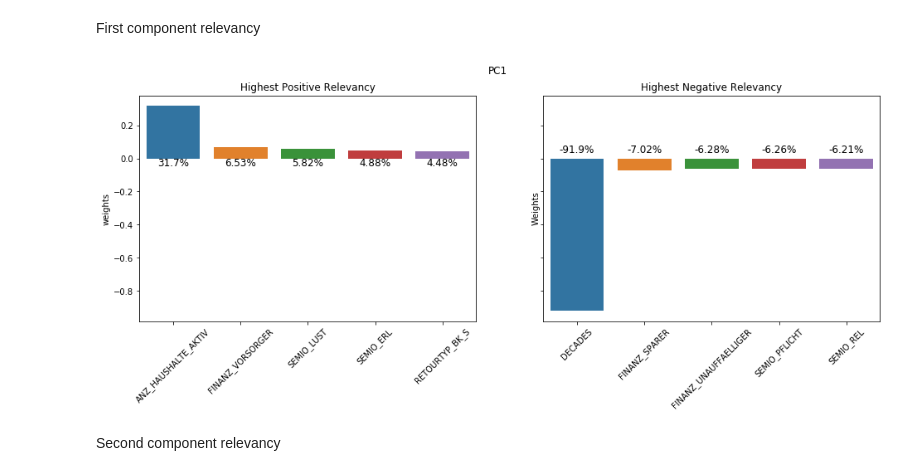
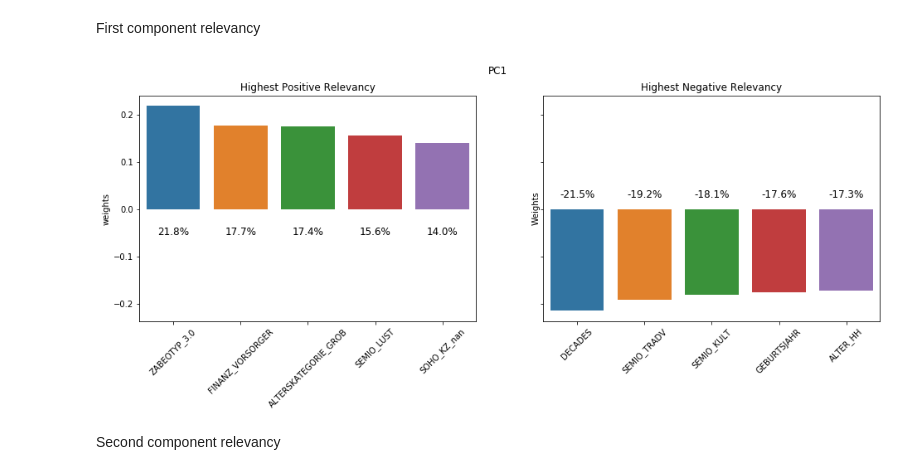
Before and after one commit to chen-bowen/Data_Science_Portfolio, a Jupyter notebook: Project 3 - Identify Customer Segementation/Identify_Customer_Segments.ipynb, the cells around one changed output. Cells and saved outputs as stored; diff of their text form; code cells hidden in the pictures.

```diff
--- a/Project 3 - Identify Customer Segementation/Identify_Customer_Segments.ipynb
+++ b/Project 3 - Identify Customer Segementation/Identify_Customer_Segments.ipynb
@@ -456,3 +495,7 @@ azdias = scalar.fit_transform(azdias_impute)
+# %%
+scalar = StandardScaler()
+scalar_model = scalar.fit(azdias_impute)
+azdias_scaled = pd.DataFrame(scalar_model.transform(azdias_impute), columns = feature_names)
 # %% [markdown]
 ### Discussion 2.1: Apply Feature Scaling
 # %% [markdown]
@@ -473,3 +513,7 @@ azdias_pca = pca.fit_transform(azdias)
+# %%
+pca = PCA()
+pca_model= pca.fit(azdias_scaled)
+azdias_pca = pca_model.transform(azdias_scaled)
 # %% [markdown]
 Plot % variance explained
 # %%
@@ -490,18 +534,21 @@ def variance_plot(pca):
     cumvals = np.cumsum(vals)
     ax.bar(ind[:150], vals[:150])
     ax.plot(ind[:150], cumvals[:150])
-    for i in np.arange(0, 150, 10):
-        ax.annotate(r"%s%%" % ((str(cumvals[i]*100)[:4])), (ind[i] , cumvals[i] + 0.02),
-                    va="bottom", ha="center", fontsize=12)
+    try:
+        for i in np.arange(0, 150, 10):
+            ax.annotate(r"%s%%" % ((str(cumvals[i]*100)[:4])), (ind[i] , cumvals[i] + 0.02),
+                        va="bottom", ha="center", fontsize=12)
 
-    ax.xaxis.set_tick_params(width=0)
-    ax.yaxis.set_tick_params(width=2, length=12)
-    ax.set_xlim([-1, 150])
-    ax.set_xlabel("Principal Component")
-    ax.set_ylabel("Variance Explained (%)")
-    plt.title('Explained Variance Per Principal Component')
+        ax.xaxis.set_tick_params(width=0)
+        ax.yaxis.set_tick_params(width=2, length=12)
+        ax.set_xlim([-1, 150])
+        ax.set_xlabel("Principal Component")
+        ax.set_ylabel("Variance Explained (%)")
+        plt.title('Explained Variance Per Principal Component')
+    except:
+        pass
 
-    fit_components = np.argmax(cumvals > 0.95)
+    fit_components = np.argmax(cumvals > 0.85)
     return fit_components
 # %%
 fit_components = variance_plot(pca)
@@ -515,3 +559,7 @@ azdias_pca = pca.fit_transform(azdias_impute)
+# %%
+pca = PCA(fit_components)
+pca_model= pca.fit(azdias_scaled)
+azdias_pca = pca_model.transform(azdias_scaled)
 # %% [markdown]
 ### Discussion 2.2: Perform Dimensionality Reduction
 # %% [markdown]
@@ -564,10 +612,10 @@ def visualizeRelevancy(head_df, tail_df, PC_number):
 # %% [markdown]
 First component relevancy
 # %%
-c1_head, c1_tail = getComponentLinkage(pca, 1, feature_names)
+c1_head, c1_tail = getComponentLinkage(pca_model, 1, feature_names)
 visualizeRelevancy(c1_head, c1_tail, 1)
 # %% [output]
-[figure, old version]
+[figure, new version]
 # %% [markdown]
 Second component relevancy
 # %%
```
Also changed, not shown: parts of 95 cells of this notebook, 1 other file.
